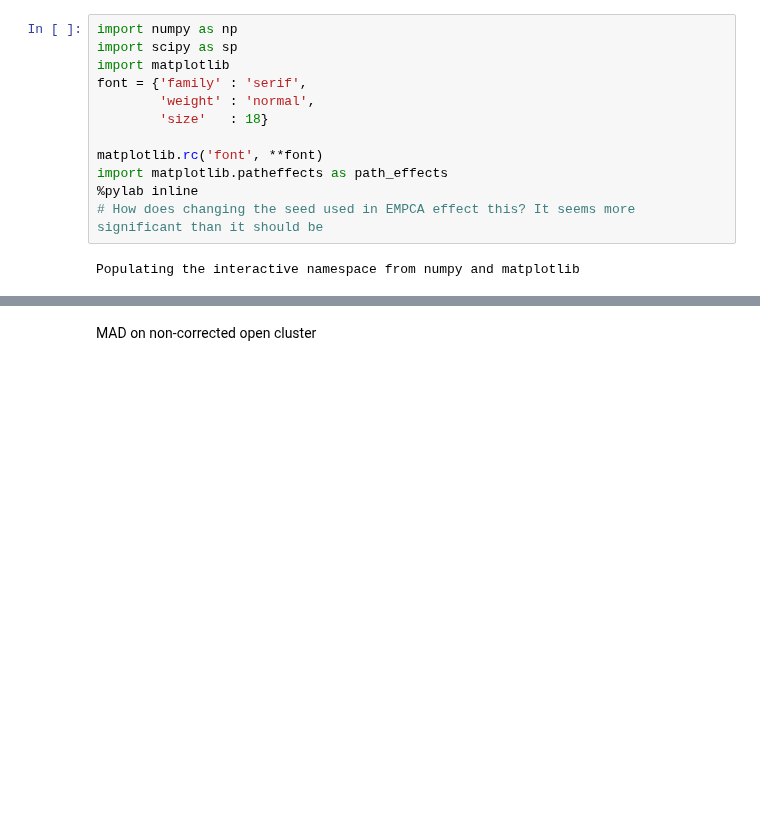
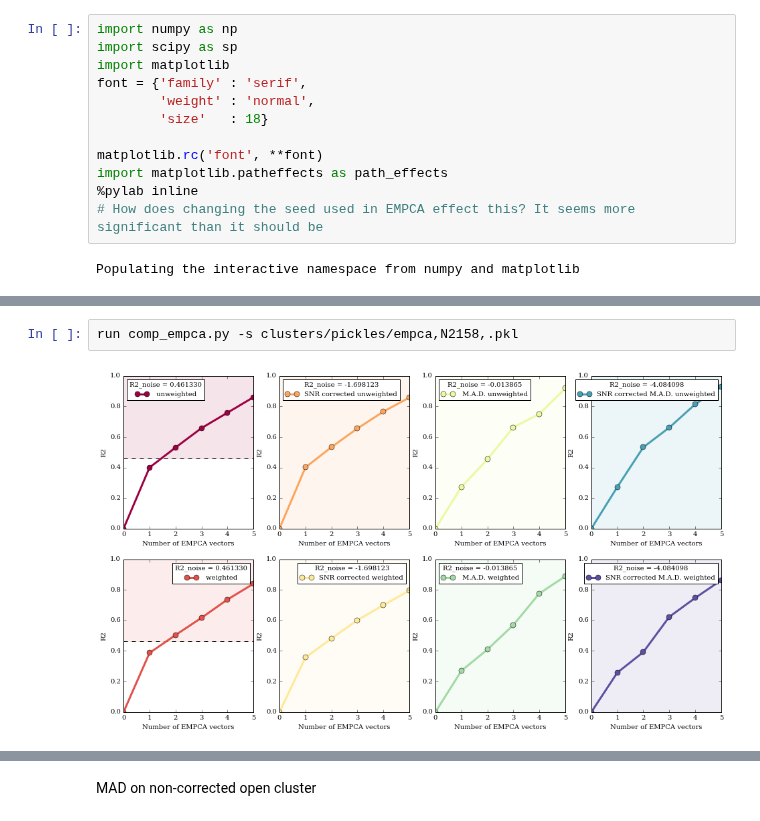
Before and after one commit to NatalieP-J/rcapogee-plots, a Jupyter notebook: empca.ipynb, the cells around one changed output, grey strips where cells are left out. Cells and saved outputs as stored; diff of their text form; blank space fills up the shorter version.

```diff
--- a/empca.ipynb
+++ b/empca.ipynb
@@ -14,0 +19,4 @@ Populating the interactive namespace from numpy and matplotlib
+# %%
+run comp_empca.py -s clusters/pickles/empca,N2158,.pkl
+# %% [output]
+[figure, added]
```
Also changed, not shown: parts of 9 cells of this notebook, 2 other files.
